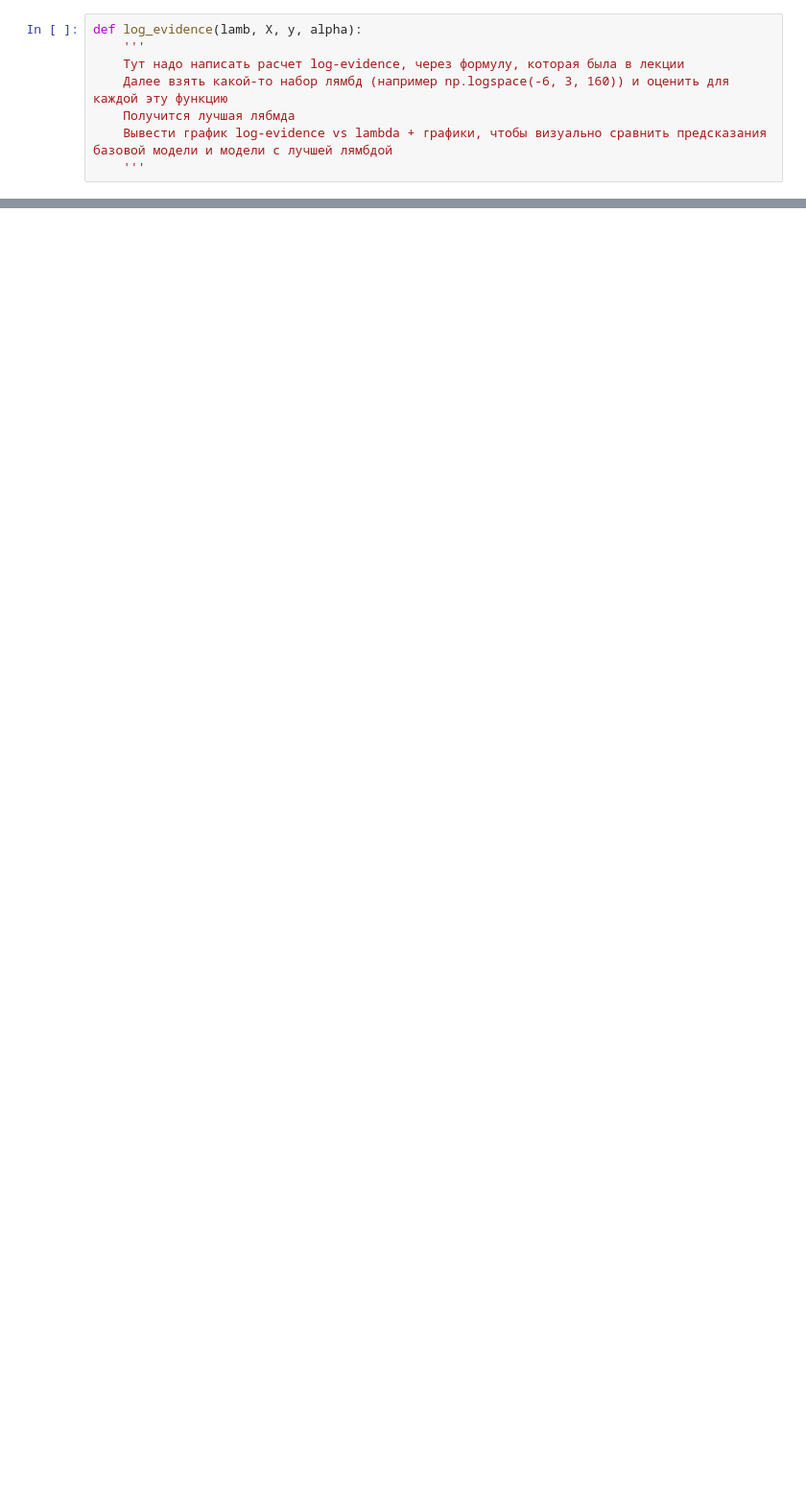
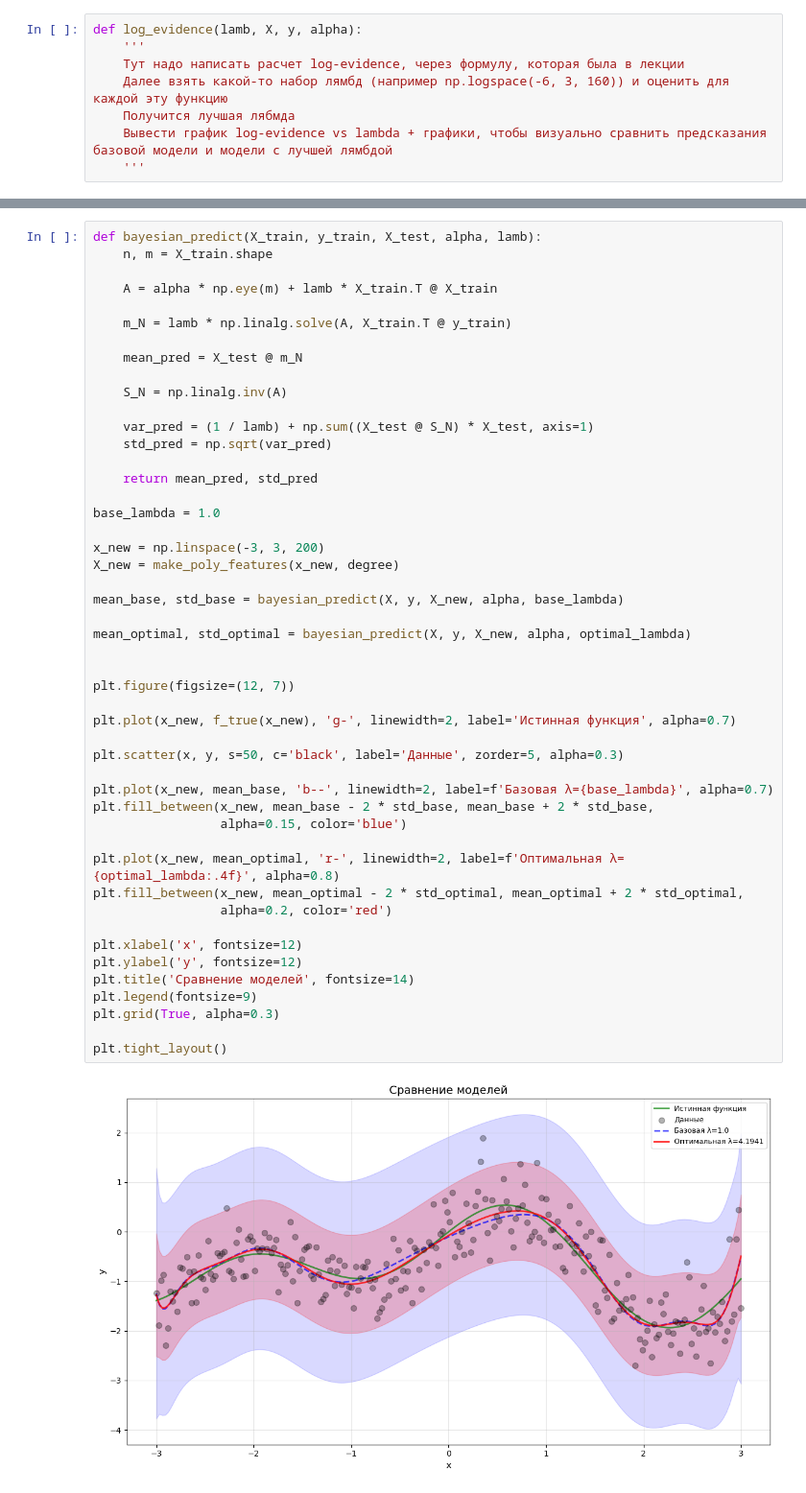
Before and after one commit to jorniklenderlyn/bayesian_methods_hw, a Jupyter notebook: Bayesian Methods HW1.ipynb, the cells around one changed output, grey strips where cells are left out. Shown at 96% size. Cells and saved outputs as stored; diff of their text form; blank space fills up the shorter version.

```diff
--- a/Bayesian Methods HW1.ipynb
+++ b/Bayesian Methods HW1.ipynb
@@ -64,0 +131,50 @@ def log_evidence(lamb, X, y, alpha):
+# %%
+def bayesian_predict(X_train, y_train, X_test, alpha, lamb):
+    n, m = X_train.shape
+
+    A = alpha * np.eye(m) + lamb * X_train.T @ X_train
+
+    m_N = lamb * np.linalg.solve(A, X_train.T @ y_train)
+
+    mean_pred = X_test @ m_N
+
+    S_N = np.linalg.inv(A)
+
+    var_pred = (1 / lamb) + np.sum((X_test @ S_N) * X_test, axis=1)
+    std_pred = np.sqrt(var_pred)
+
+    return mean_pred, std_pred
+
+base_lambda = 1.0
+
+x_new = np.linspace(-3, 3, 200)
+X_new = make_poly_features(x_new, degree)
+
+mean_base, std_base = bayesian_predict(X, y, X_new, alpha, base_lambda)
+
+mean_optimal, std_optimal = bayesian_predict(X, y, X_new, alpha, optimal_lambda)
+
+
+plt.figure(figsize=(12, 7))
+
+plt.plot(x_new, f_true(x_new), 'g-', linewidth=2, label='Истинная функция', alpha=0.7)
+
+plt.scatter(x, y, s=50, c='black', label='Данные', zorder=5, alpha=0.3)
+
+plt.plot(x_new, mean_base, 'b--', linewidth=2, label=f'Базовая λ={base_lambda}', alpha=0.7)
+plt.fill_between(x_new, mean_base - 2 * std_base, mean_base + 2 * std_base,
+                 alpha=0.15, color='blue')
+
+plt.plot(x_new, mean_optimal, 'r-', linewidth=2, label=f'Оптимальная λ={optimal_lambda:.4f}', alpha=0.8)
+plt.fill_between(x_new, mean_optimal - 2 * std_optimal, mean_optimal + 2 * std_optimal,
+                 alpha=0.2, color='red')
+
+plt.xlabel('x', fontsize=12)
+plt.ylabel('y', fontsize=12)
+plt.title('Сравнение моделей', fontsize=14)
+plt.legend(fontsize=9)
+plt.grid(True, alpha=0.3)
+
+plt.tight_layout()
+# %% [output]
+[figure, added]
```
Also changed, not shown: parts of 5 cells of this notebook, 2 other files.
